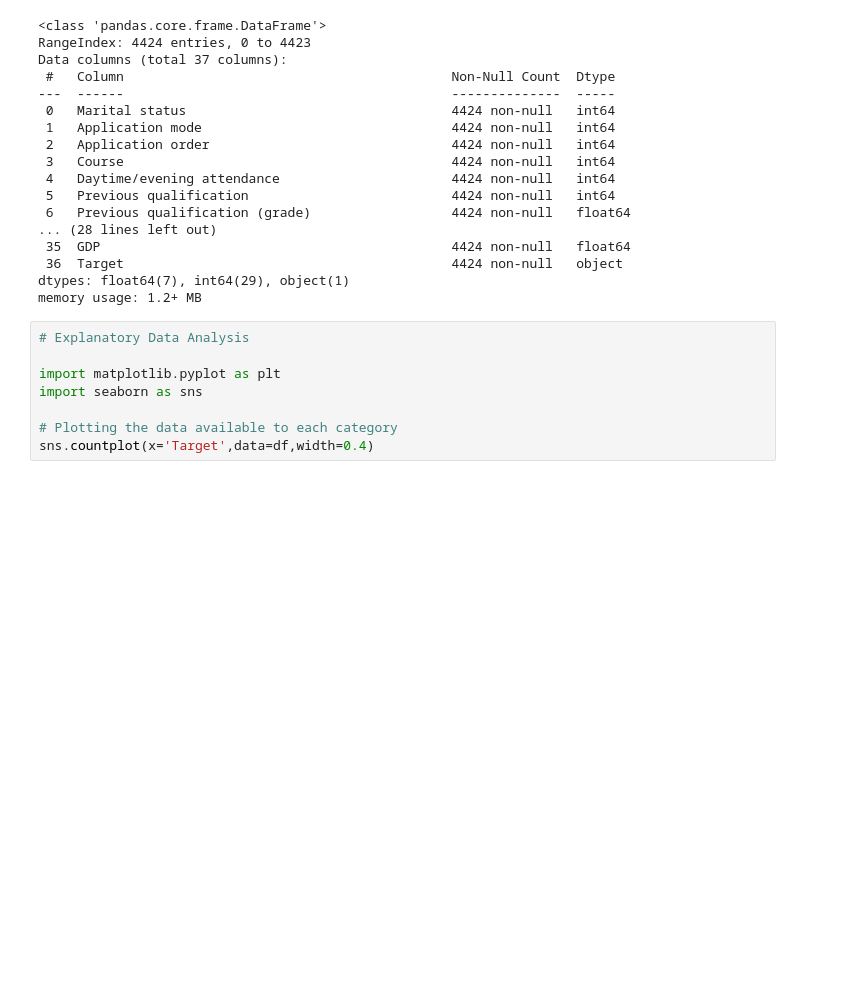
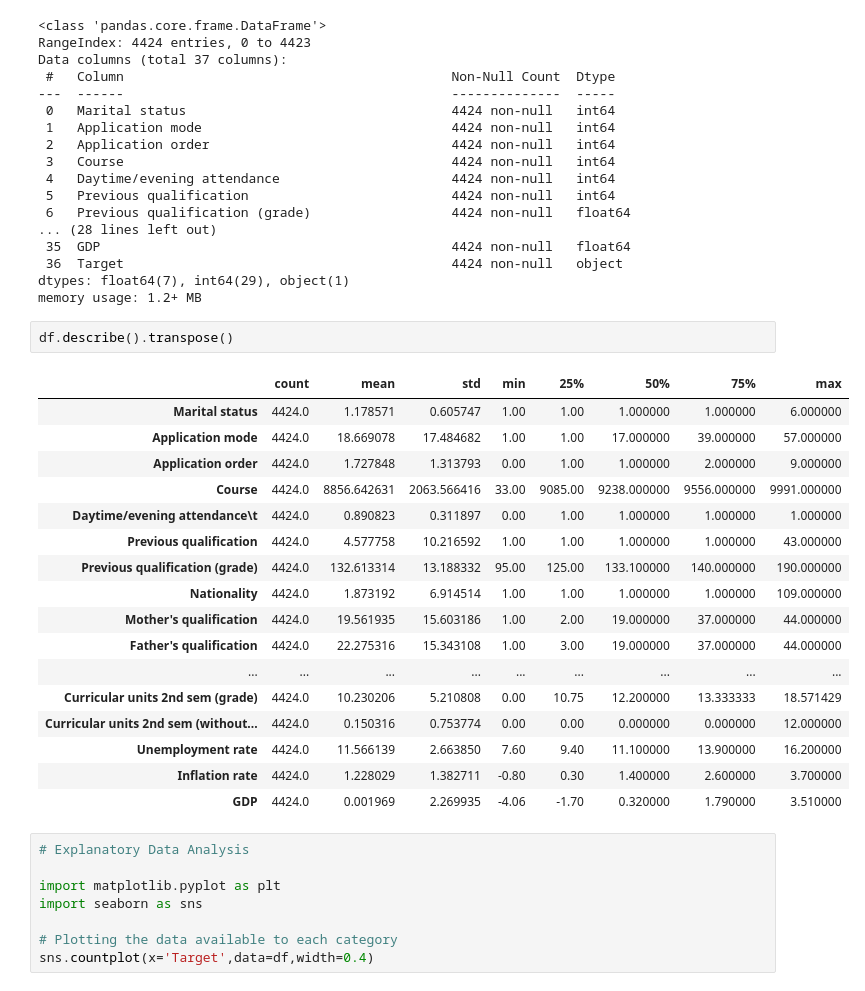
Before and after one commit to Gelli-VVN-Satyanarayana-Guptha/ML_Models, a Jupyter notebook: student_dropout_prediction.ipynb, the cells around one changed output. Cells and saved outputs as stored; diff of their text form; blank space fills up the shorter version.

```diff
--- a/student_dropout_prediction.ipynb
+++ b/student_dropout_prediction.ipynb
@@ -42,6 +42,26 @@ Data columns (total 37 columns):
  36  Target                                          4424 non-null   object
 dtypes: float64(7), int64(29), object(1)
 memory usage: 1.2+ MB
+# %%
+df.describe().transpose()
+# %% [output]
+|  | count | mean | std | min | 25% | 50% | 75% | max |
+| Marital status | 4424.0 | 1.178571 | 0.605747 | 1.00 | 1.00 | 1.000000 | 1.000000 | 6.000000 |
+| Application mode | 4424.0 | 18.669078 | 17.484682 | 1.00 | 1.00 | 17.000000 | 39.000000 | 57.000000 |
+| Application order | 4424.0 | 1.727848 | 1.313793 | 0.00 | 1.00 | 1.000000 | 2.000000 | 9.000000 |
+| Course | 4424.0 | 8856.642631 | 2063.566416 | 33.00 | 9085.00 | 9238.000000 | 9556.000000 | 9991.000000 |
+| Daytime/evening attendance\t | 4424.0 | 0.890823 | 0.311897 | 0.00 | 1.00 | 1.000000 | 1.000000 | 1.000000 |
+| Previous qualification | 4424.0 | 4.577758 | 10.216592 | 1.00 | 1.00 | 1.000000 | 1.000000 | 43.000000 |
+| Previous qualification (grade) | 4424.0 | 132.613314 | 13.188332 | 95.00 | 125.00 | 133.100000 | 140.000000 | 190.000000 |
+| Nationality | 4424.0 | 1.873192 | 6.914514 | 1.00 | 1.00 | 1.000000 | 1.000000 | 109.000000 |
+| Mother's qualification | 4424.0 | 19.561935 | 15.603186 | 1.00 | 2.00 | 19.000000 | 37.000000 | 44.000000 |
+| Father's qualification | 4424.0 | 22.275316 | 15.343108 | 1.00 | 3.00 | 19.000000 | 37.000000 | 44.000000 |
+| ... | ... | ... | ... | ... | ... | ... | ... | ... |
+| Curricular units 2nd sem (grade) | 4424.0 | 10.230206 | 5.210808 | 0.00 | 10.75 | 12.200000 | 13.333333 | 18.571429 |
+| Curricular units 2nd sem (without... | 4424.0 | 0.150316 | 0.753774 | 0.00 | 0.00 | 0.000000 | 0.000000 | 12.000000 |
+| Unemployment rate | 4424.0 | 11.566139 | 2.663850 | 7.60 | 9.40 | 11.100000 | 13.900000 | 16.200000 |
+| Inflation rate | 4424.0 | 1.228029 | 1.382711 | -0.80 | 0.30 | 1.400000 | 2.600000 | 3.700000 |
+| GDP | 4424.0 | 0.001969 | 2.269935 | -4.06 | -1.70 | 0.320000 | 1.790000 | 3.510000 |
 # %%
 # Explanatory Data Analysis
 
```
Also changed, not shown: parts of 3 cells of this notebook.
